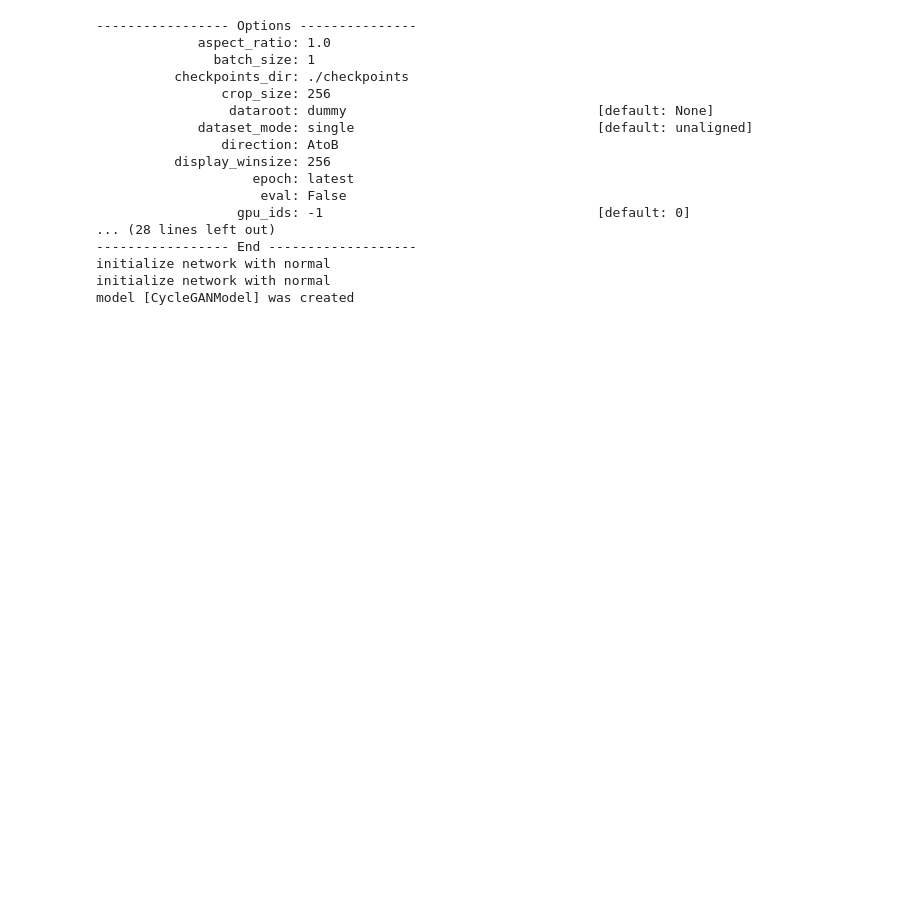
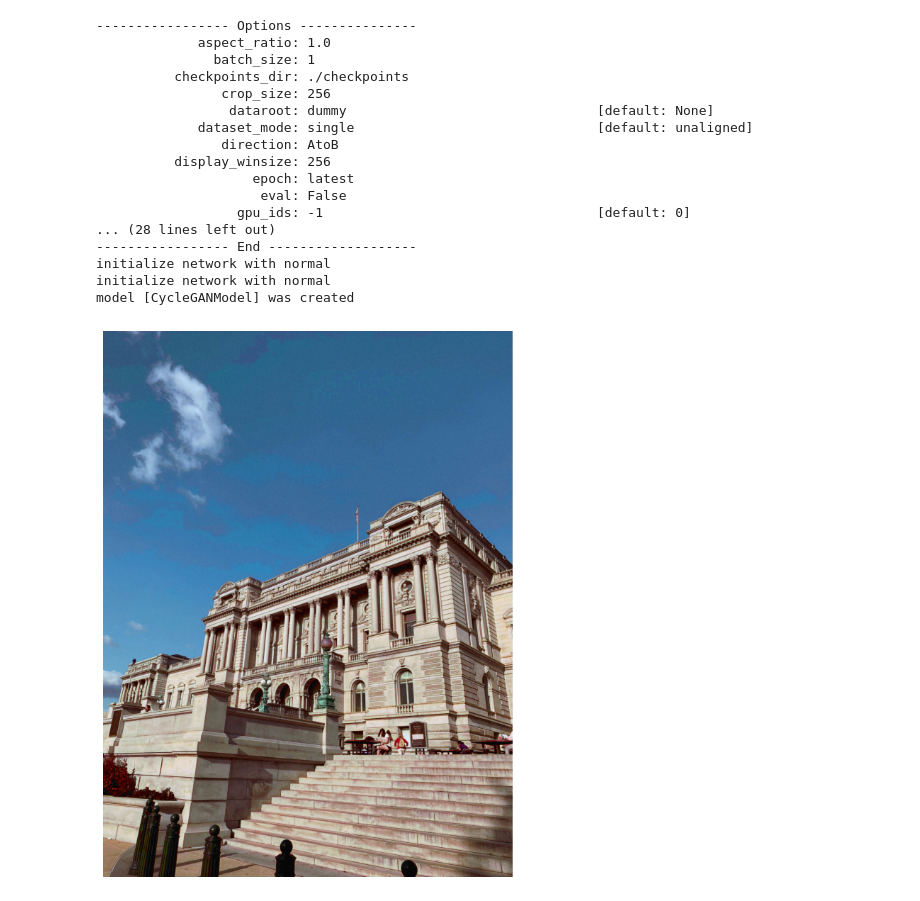
Before and after one commit to yahyarahhawi/grainy-ai, a Jupyter notebook: pytorch-CycleGAN-and-pix2pix/inference.ipynb, the cells around one changed output. Drawn from its saved outputs; the diff is of its cells as text; code cells hidden in the pictures; blank space fills up the shorter version.

```diff
--- a/pytorch-CycleGAN-and-pix2pix/inference.ipynb
+++ b/pytorch-CycleGAN-and-pix2pix/inference.ipynb
@@ -6,26 +8,29 @@ from PIL import Image
 # %%
-img_path = "/Users/yahyarahhawi/Developer/Film/pytorch-CycleGAN-and-pix2pix/datasets/film_transfer/trainA/lhar-capili-0AxAdKeb66A-unsplash.jpg"
-weights_path = "/Users/yahyarahhawi/Developer/Film/weights/gold/80_net_G_A.pth"
-img = filmic.transform_image_A_to_B(img_path, weights_path, resize_to=2048)
+img_path = "/Users/yahyarahhawi/Developer/Film/pytorch-CycleGAN-and-pix2pix/datasets/film_transfer/trainA/washington-dc-unedited-on-the-iphone-11-not-great-but-not-v0-rpnw9lbbw78e1.jpeg"
+weights_path = "/Users/yahyarahhawi/Developer/Film/weights/Final/cinestill_LR4/80_net_G_A.pth"
+img = filmic.film(img_path, weights_path, resize_to=2048)
+if "IMG" in img_path:
+    img = np.rot90(img, k=-1)
 skio.imsave("a_test.jpg", img)
 # %% [output]
 ----------------- Options ---------------
              aspect_ratio: 1.0
                batch_size: 1
           checkpoints_dir: ./checkpoints
                 crop_size: 256
                  dataroot: dummy                                [default: None]
              dataset_mode: single                               [default: unaligned]
                 direction: AtoB
           display_winsize: 256
                     epoch: latest
                      eval: False
                   gpu_ids: -1                                   [default: 0]
 ... (28 lines left out)
 ----------------- End -------------------
 initialize network with normal
 initialize network with normal
 model [CycleGANModel] was created
+[figure, added]
 # %%
 def inspect_video(
     video_path, weights_path, resize_to=2048, lum=False, max_frames=-1, output_path="processed_video.mov"
```
Also changed, not shown: parts of 12 cells of this notebook, 15 other files.
